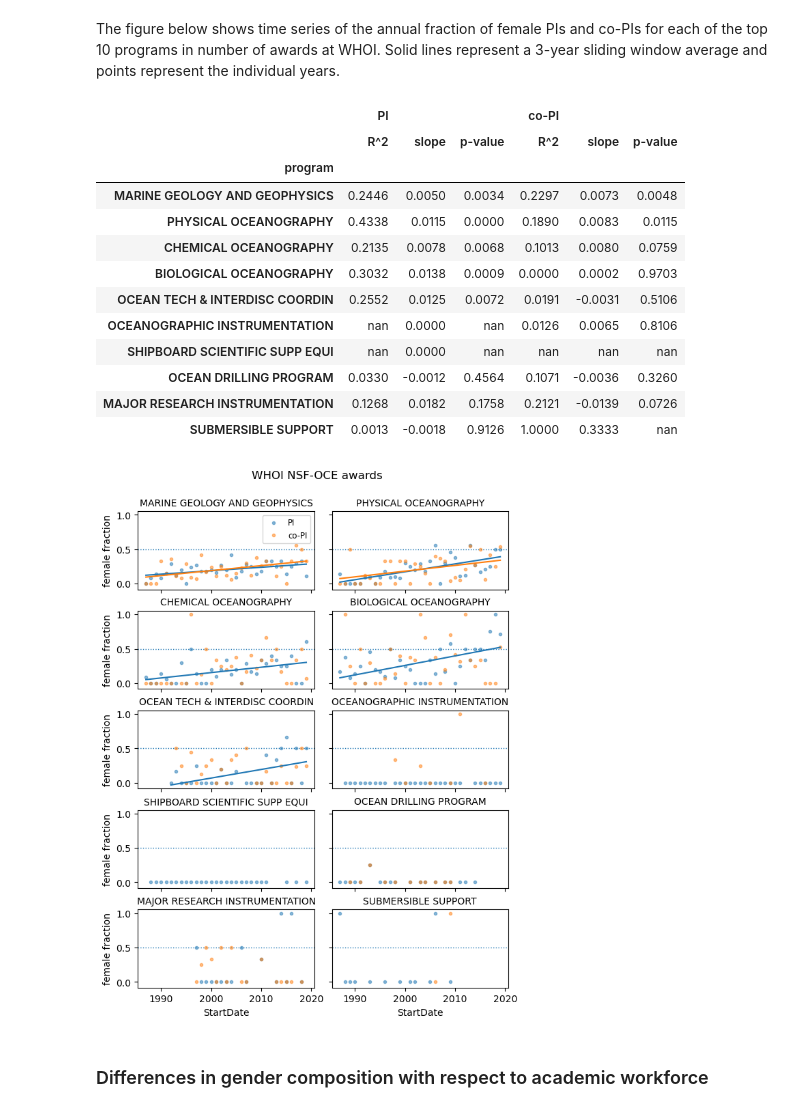
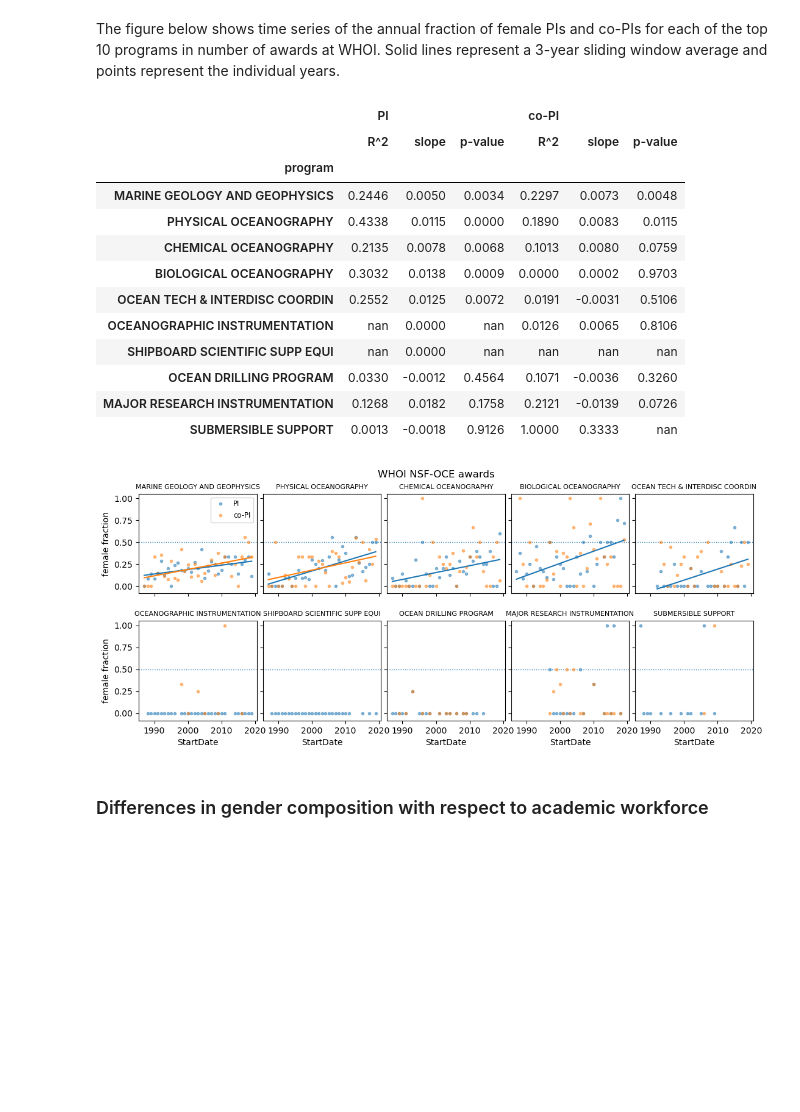
Before and after one commit to idlima/nsf-oce-gender, a Jupyter notebook: 06_analysis_whoi.ipynb, the cells around one changed output. Drawn from its saved outputs; the diff is of its cells as text; code cells hidden in the pictures; blank space fills up the shorter version.

Commit message:
Modified plots of anomalies from workforce trends.

```diff
--- a/06_analysis_whoi.ipynb
+++ b/06_analysis_whoi.ipynb
@@ -481,8 +481,8 @@ whoi_female_frac_by_program = pd.DataFrame({'PI':whoi_pi_gender_by_program['fema
 nn = 3 # size of moving window (years)
 alpha = 0.5
 
-fig, axs = plt.subplots(5, 2, sharex=True, sharey=True, figsize=(7, 9))
-fig.subplots_adjust(hspace=0.275, wspace=0.1, top=0.9)
+fig, axs = plt.subplots(2, 5, sharex=True, sharey=True, figsize=(13, 4.8))
+fig.subplots_adjust(hspace=0.275, wspace=0.05, top=0.9)
 params = []
 for ax, prog in zip(axs.ravel(), whoi_top10_programs.index):
     if prog == 'MARINE GEOLOGY AND GEOPHYSICS':
@@ -509,36 +509,38 @@ for ax, prog in zip(axs.ravel(), whoi_top10_programs.index):
             _ = ax.plot(whoi_female_frac_by_program.loc[prog].dropna().index, reg2.predict(X), 'C1')
     else:
         rs2, sl2, pv2 = np.nan, np.nan, np.nan
 
     params.append([rs1,sl1,pv1,rs2,sl2,pv2])
 
-    _ = ax.set_title(prog, fontsize=10)
+    _ = ax.set_title(prog, fontsize=8)
     x0, x1 = ax.get_xlim()
     _ = ax.hlines(0.5, x0, x1, linestyles='dotted', linewidth=1)
     _ = ax.set_xlim(x0,x1)
-for i in range(5):
+
+for i in range(2):
     _ = axs[i,0].set_ylabel('female fraction')
+
 _ = fig.text(0.5,0.95,'WHOI NSF-OCE awards', ha='center', va='bottom', fontsize=12)
 
 lr_stats = pd.DataFrame(np.array(params), index=whoi_top10_programs.index,
                         columns=[['PI','PI','PI','co-PI','co-PI','co-PI'],
                                  ['R^2','slope','p-value','R^2','slope','p-value']])
 lr_stats.style.format('{:.4f}', subset=['PI','co-PI'])
 # %% [output]
 |  | PI |  |  | co-PI |  |  |
 |  | R^2 | slope | p-value | R^2 | slope | p-value |
 | program |  |  |  |  |  |  |
 | MARINE GEOLOGY AND GEOPHYSICS | 0.2446 | 0.0050 | 0.0034 | 0.2297 | 0.0073 | 0.0048 |
 | PHYSICAL OCEANOGRAPHY | 0.4338 | 0.0115 | 0.0000 | 0.1890 | 0.0083 | 0.0115 |
 | CHEMICAL OCEANOGRAPHY | 0.2135 | 0.0078 | 0.0068 | 0.1013 | 0.0080 | 0.0759 |
 | BIOLOGICAL OCEANOGRAPHY | 0.3032 | 0.0138 | 0.0009 | 0.0000 | 0.0002 | 0.9703 |
 | OCEAN TECH & INTERDISC COORDIN | 0.2552 | 0.0125 | 0.0072 | 0.0191 | -0.0031 | 0.5106 |
 | OCEANOGRAPHIC INSTRUMENTATION | nan | 0.0000 | nan | 0.0126 | 0.0065 | 0.8106 |
 | SHIPBOARD SCIENTIFIC SUPP EQUI | nan | 0.0000 | nan | nan | nan | nan |
 | OCEAN DRILLING PROGRAM | 0.0330 | -0.0012 | 0.4564 | 0.1071 | -0.0036 | 0.3260 |
 | MAJOR RESEARCH INSTRUMENTATION | 0.1268 | 0.0182 | 0.1758 | 0.2121 | -0.0139 | 0.0726 |
 | SUBMERSIBLE SUPPORT | 0.0013 | -0.0018 | 0.9126 | 1.0000 | 0.3333 | nan |
-[figure, old version]
+[figure, new version]
 # %% [markdown]
 ### Differences in gender composition with respect to academic workforce
 # %% [markdown]
```
Also changed, not shown: parts of 8 cells of this notebook, 1 other file.
